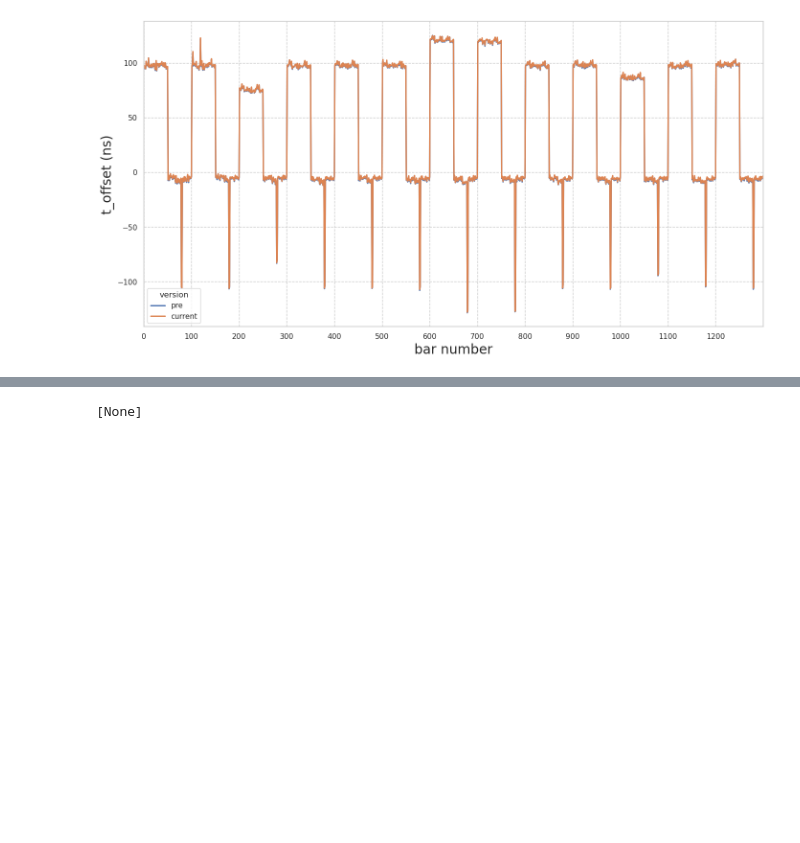
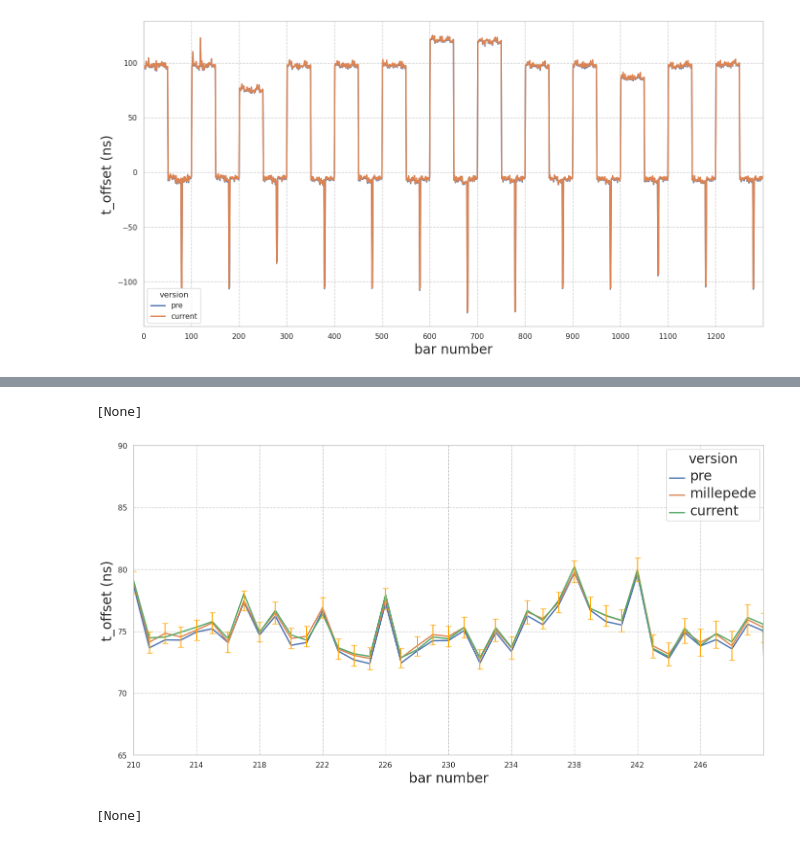
Before and after one commit to YanzhaoW/r3b_jupyter, a Jupyter notebook: calibration/millepede.ipynb, the cells around one changed output, grey strips where cells are left out. Saved outputs shown, nothing was run; the diff lists cells and outputs as text; code cells hidden in the pictures; blank space fills up the shorter version.

```diff
--- a/calibration/millepede.ipynb
+++ b/calibration/millepede.ipynb
@@ -20,7 +20,9 @@ sns.set_theme(rc={'figure.figsize':(16.7,8.27)})
 sns.set_style("whitegrid", {'grid.linestyle': '--'})
 # %%
 # filename = "/lustre/r3b/ywang/calibration/s515/run49x/millepede/cal.par.root"
-filename = "/lustre/r3b/ywang/archive/millepede/cal.par.millepede.070724.root"
+# filename = "/lustre/r3b/ywang/archive/millepede/cal.par.millepede.070724.root"
+# filename = "/lustre/r3b/ywang/archive/millepede/cal.par.millepede.070724.root"
+filename = "/lustre/r3b/ywang/exp202402/prebeam/millepede2/cal.par.root"
 root_file = ROOT.TFile(filename, "read")
 data_frame_pede = to_data_frame(root_file, 0)
 data_frame_hist = to_data_frame(root_file, -1)
@@ -63,3 +63,19 @@ Text(0.5, 0, 'bar number')
+# %%
+fontsize = 20
+x_min = 210
+x_max = 250
+g = sns.lineplot(data = data_frame, x = "bar_id", y = "t_diff", linewidth = 2, hue = "version")
+plt.errorbar(x = data_frame_pede.bar_id, y = data_frame_pede.t_diff, yerr = data_frame_pede.t_diff_error, linestyle = "", capsize = 4, ecolor = "orange")
+g.set_ylim(65, 90)
+g.set_xlim(x_min, x_max)
+g.set_xticks(range(x_min, x_max, 4))
+g.set_ylabel("t_offset (ns)", fontsize = fontsize)
+g.set_xlabel("bar number", fontsize = fontsize)
+plt.setp(g.get_legend().get_texts(), fontsize=fontsize) # for legend text
+plt.setp(g.get_legend().get_title(), fontsize=fontsize)
+# %% [output]
+[None]
+[figure, added]
 # %%
 # g = sns.lineplot(data = data_frame, x = "bar_id", y ="effective_speed", hue = "version" )
 g = sns.lineplot(data = data_frame[(data_frame["version"] == "pre") | (data_frame["version"] == "current")], x = "bar_id", y ="effective_speed", hue = "version")
```
Also changed, not shown: parts of 3 cells of this notebook, 1 other file.
